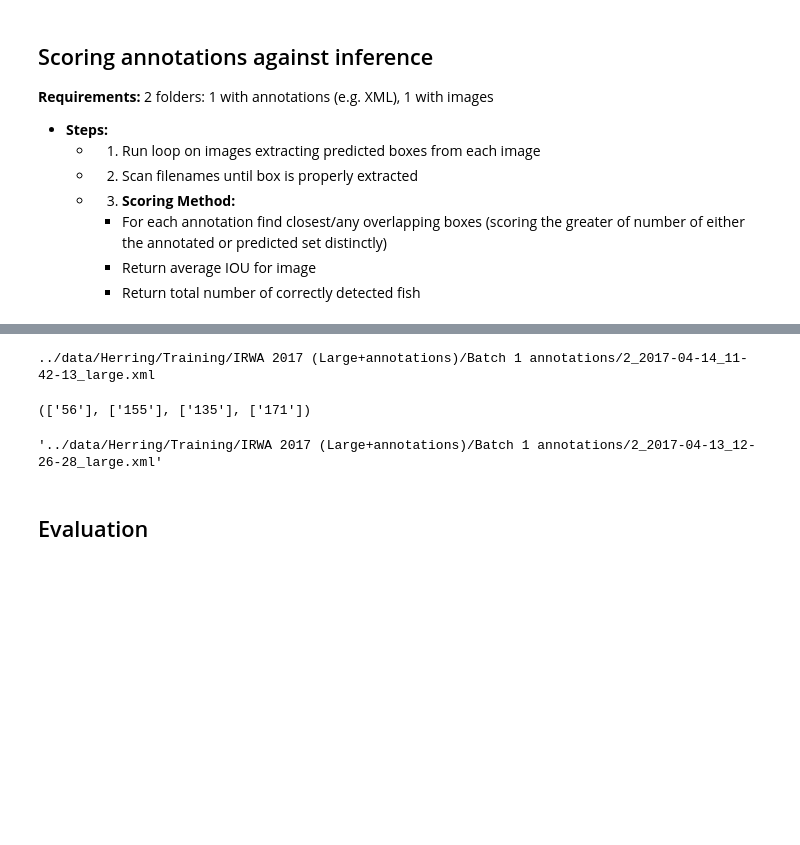
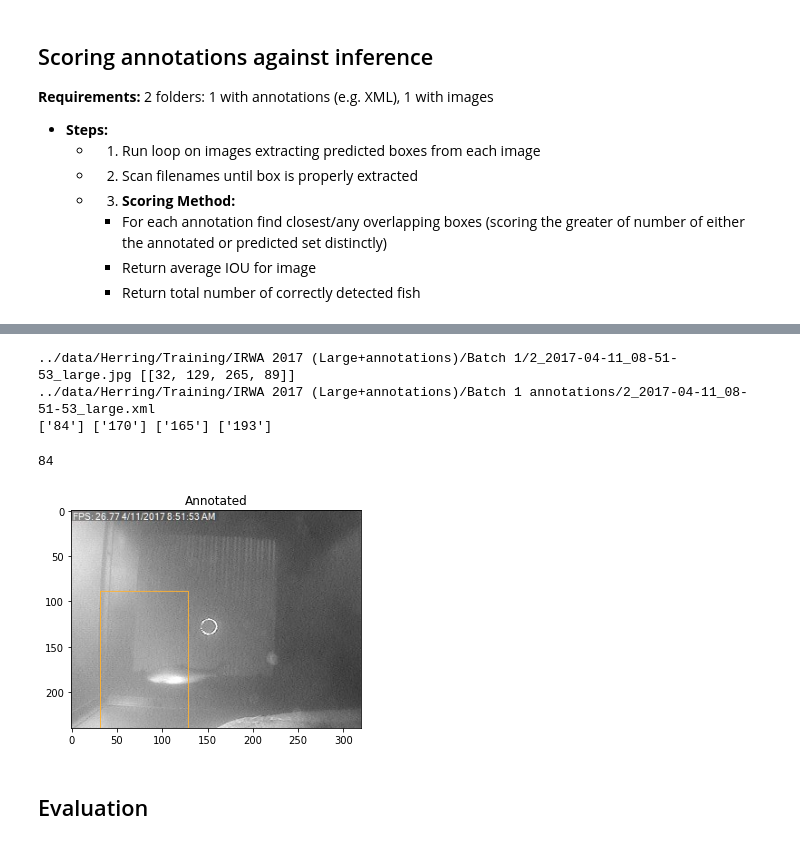
Before and after one commit to aus10powell/MIT-Fishery-Counter, a Jupyter notebook: code/training.ipynb, the cells around one changed output, grey strips where cells are left out. Saved outputs shown, nothing was run; the diff lists cells and outputs as text; code cells hidden in the pictures; blank space fills up the shorter version.

```diff
--- a/code/training.ipynb
+++ b/code/training.ipynb
@@ -67,5 +112,7 @@ print("{} images. Annotations: {}".format(len(images),len(annotations)))
 # %%
-idx = 1
+print(herring_image,boxes)
+idx = [i for i in range(len(annotations)) if herring_image.split("/")[-1].split(".")[0] in annotations[i]][0]
+
 print(annotations[idx])
 tree = ET.parse(annotations[idx])
 root = tree.getroot()
@@ -80,7 +127,10 @@ for o in root.iter("object"):
         ymins.append(o[4][1].text)
         xmaxs.append(o[4][2].text)
         ymaxs.append(o[4][3].text)
-xmins,xmaxs,ymins,ymaxs
+print(xmins,xmaxs,ymins,ymaxs)
+eval(xmins[0])
 # %% [output]
-../data/Herring/Training/IRWA 2017 (Large+annotations)/Batch 1 annotations/2_2017-04-14_11-42-13_large.xml
+../data/Herring/Training/IRWA 2017 (Large+annotations)/Batch 1/2_2017-04-11_08-51-53_large.jpg [[32, 129, 265, 89]]
+../data/Herring/Training/IRWA 2017 (Large+annotations)/Batch 1 annotations/2_2017-04-11_08-51-53_large.xml
+['84'] ['170'] ['165'] ['193']
-(['56'], ['155'], ['135'], ['171'])
+84
@@ -109,4 +136,0 @@ for box in boxes:
-# %%
-annotations[idx]
-# %% [output]
-'../data/Herring/Training/IRWA 2017 (Large+annotations)/Batch 1 annotations/2_2017-04-13_12-26-28_large.xml'
@@ -113,3 +139,20 @@ annotations[idx]
+# %%
+import matplotlib.pyplot as plt
+
+img_path = herring_image
+img_name = img_path.split("/")[-1].split(".")[0]
+frame = cv2.imread(img_path)
+
+xmin,xmax,ymin,ymax = eval(xmins[0]),eval(xmaxs[0]),eval(ymins[0]),eval(ymaxs[0]) # Annotated
+# xmin,xmax,ymin,ymax = boxes[0][0],boxes[0][1],boxes[0][2],boxes[0][3] # Predicted
+cv2.rectangle(frame, (xmin, ymin), (xmax,ymax), (255, 178, 50), 1)
+cv2.imshow(img_name, frame)
+#cv2.putText(img=frame,text=count_label,org=(right + 20, top + 50),fontFace=cv.FONT_HERSHEY_SIMPLEX,fontScale=1.75,color=(255, 255, 255),thickness=1,)
+plt.imshow(frame)
+plt.title('Annotated')
+plt.show()
+# %% [output]
+[figure, added]
 # %% [markdown]
 ## Evaluation
 # %%
```
Also changed, not shown: parts of 13 cells of this notebook, 1 other file.
